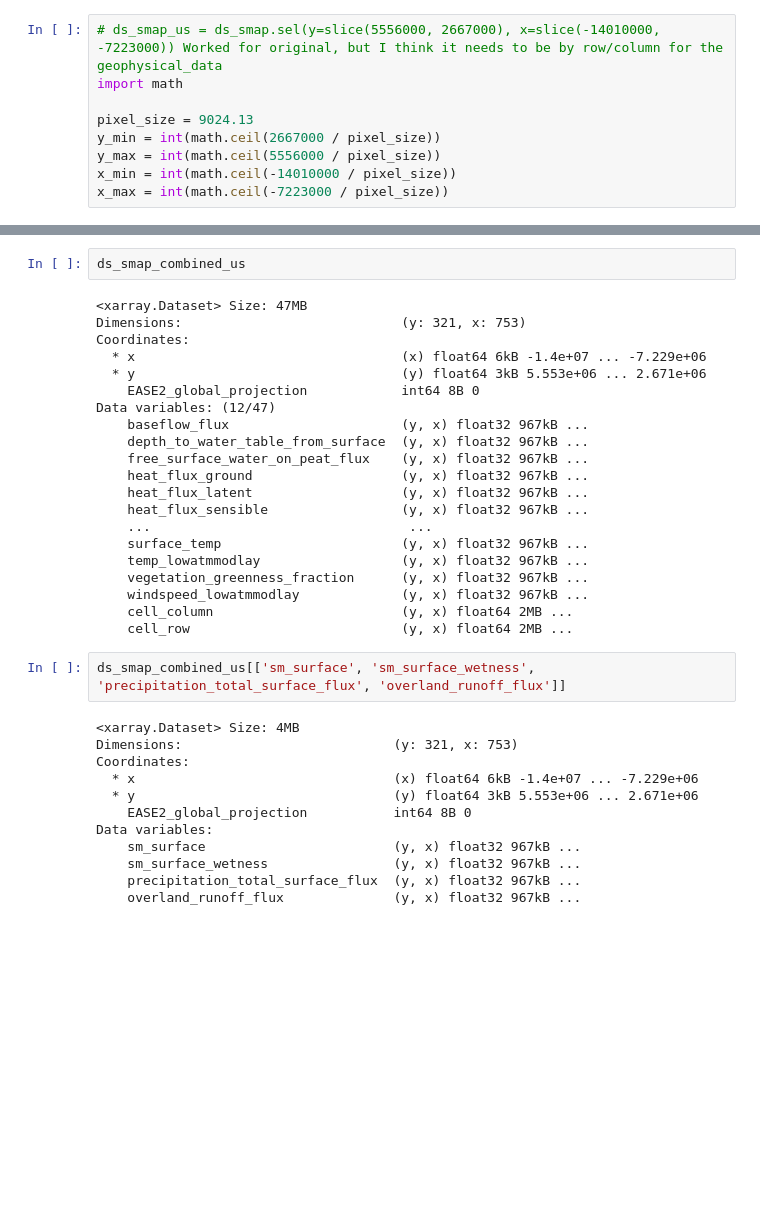
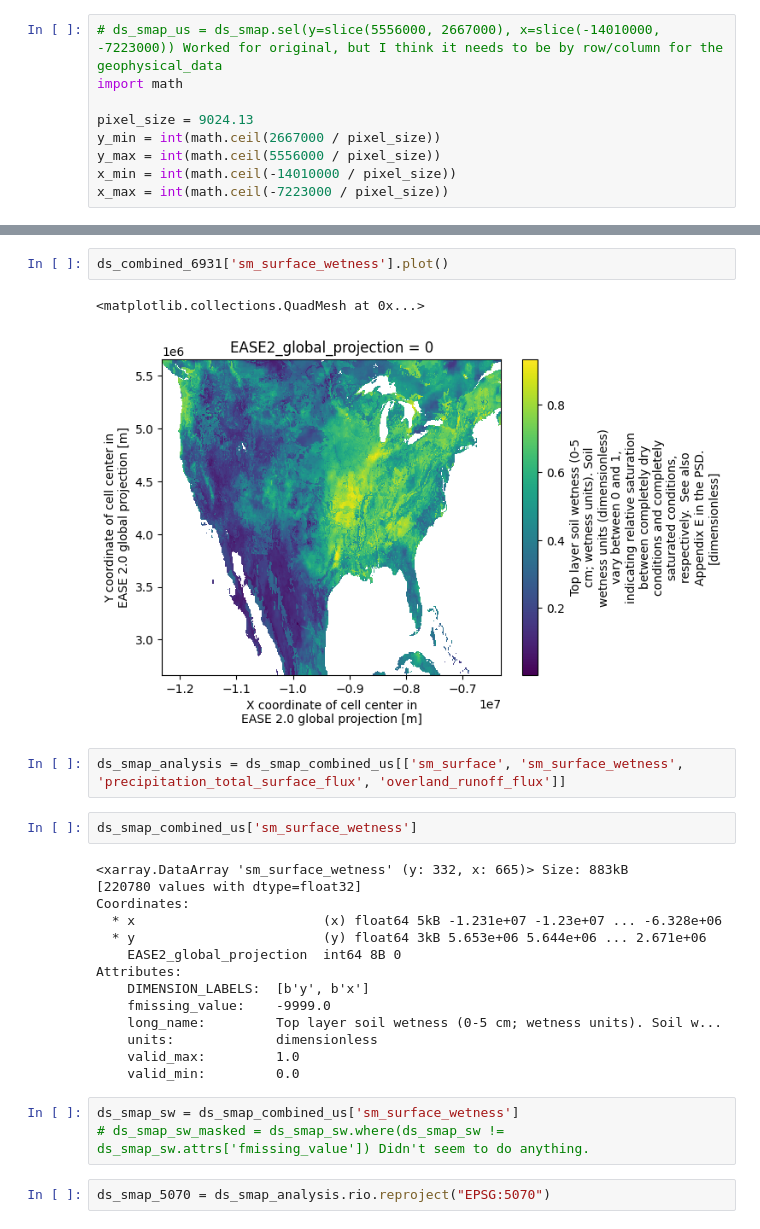
Before and after one commit to r0binsonCrusoe/trail_wetness_index, a Jupyter notebook: smap_ea.ipynb, the cells around one changed output, grey strips where cells are left out. Drawn from its saved outputs; the diff is of its cells as text; blank space fills up the shorter version.

```diff
--- a/smap_ea.ipynb
+++ b/smap_ea.ipynb
@@ -163,37 +162,28 @@ Data variables: (12/47)
 # %%
-ds_smap_combined_us
+ds_combined_6931['sm_surface_wetness'].plot()
 # %% [output]
-<xarray.Dataset> Size: 47MB
-Dimensions:                            (y: 321, x: 753)
-Coordinates:
-  * x                                  (x) float64 6kB -1.4e+07 ... -7.229e+06
-  * y                                  (y) float64 3kB 5.553e+06 ... 2.671e+06
-    EASE2_global_projection            int64 8B 0
-Data variables: (12/47)
-    baseflow_flux                      (y, x) float32 967kB ...
-    depth_to_water_table_from_surface  (y, x) float32 967kB ...
-    free_surface_water_on_peat_flux    (y, x) float32 967kB ...
-    heat_flux_ground                   (y, x) float32 967kB ...
-    heat_flux_latent                   (y, x) float32 967kB ...
-    heat_flux_sensible                 (y, x) float32 967kB ...
-    ...                                 ...
-    surface_temp                       (y, x) float32 967kB ...
-    temp_lowatmmodlay                  (y, x) float32 967kB ...
-    vegetation_greenness_fraction      (y, x) float32 967kB ...
-    windspeed_lowatmmodlay             (y, x) float32 967kB ...
-    cell_column                        (y, x) float64 2MB ...
-    cell_row                           (y, x) float64 2MB ...
+<matplotlib.collections.QuadMesh at 0x...>
+[figure, added]
 # %%
-ds_smap_combined_us[['sm_surface', 'sm_surface_wetness', 'precipitation_total_surface_flux', 'overland_runoff_flux']]
+ds_smap_analysis = ds_smap_combined_us[['sm_surface', 'sm_surface_wetness', 'precipitation_total_surface_flux', 'overland_runoff_flux']]
-# %% [output]
-<xarray.Dataset> Size: 4MB
-Dimensions:                           (y: 321, x: 753)
-Coordinates:
-  * x                                 (x) float64 6kB -1.4e+07 ... -7.229e+06
-  * y                                 (y) float64 3kB 5.553e+06 ... 2.671e+06
-    EASE2_global_projection           int64 8B 0
-Data variables:
-    sm_surface                        (y, x) float32 967kB ...
-    sm_surface_wetness                (y, x) float32 967kB ...
-    precipitation_total_surface_flux  (y, x) float32 967kB ...
-    overland_runoff_flux              (y, x) float32 967kB ...
+# %%
+ds_smap_combined_us['sm_surface_wetness']
+# %% [output]
+<xarray.DataArray 'sm_surface_wetness' (y: 332, x: 665)> Size: 883kB
+[220780 values with dtype=float32]
+Coordinates:
+  * x                        (x) float64 5kB -1.231e+07 -1.23e+07 ... -6.328e+06
+  * y                        (y) float64 3kB 5.653e+06 5.644e+06 ... 2.671e+06
+    EASE2_global_projection  int64 8B 0
+Attributes:
+    DIMENSION_LABELS:  [b'y', b'x']
+    fmissing_value:    -9999.0
+    long_name:         Top layer soil wetness (0-5 cm; wetness units). Soil w...
+    units:             dimensionless
+    valid_max:         1.0
+    valid_min:         0.0
+# %%
+ds_smap_sw = ds_smap_combined_us['sm_surface_wetness']
+# ds_smap_sw_masked = ds_smap_sw.where(ds_smap_sw != ds_smap_sw.attrs['fmissing_value']) Didn't seem to do anything.
+# %%
+ds_smap_5070 = ds_smap_analysis.rio.reproject("EPSG:5070")
```
Also changed, not shown: parts of 6 cells of this notebook, 5 other files.
